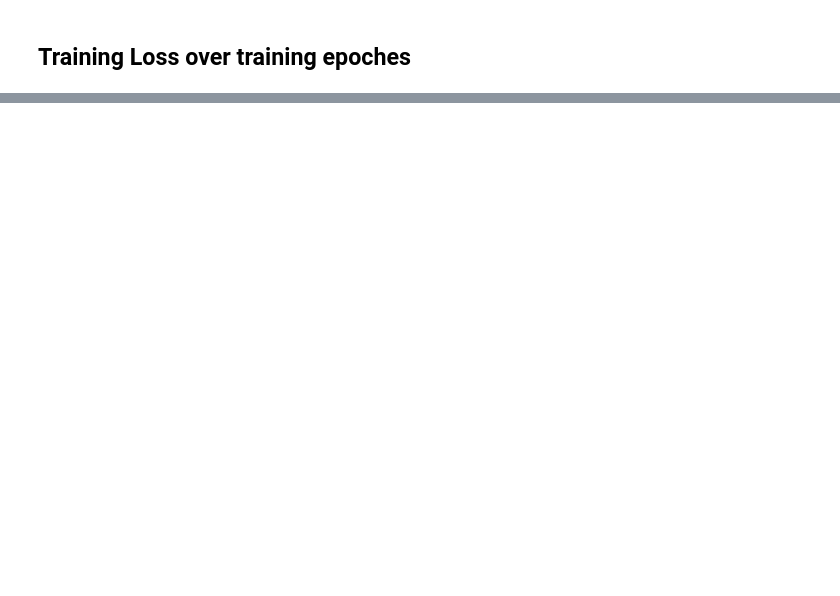
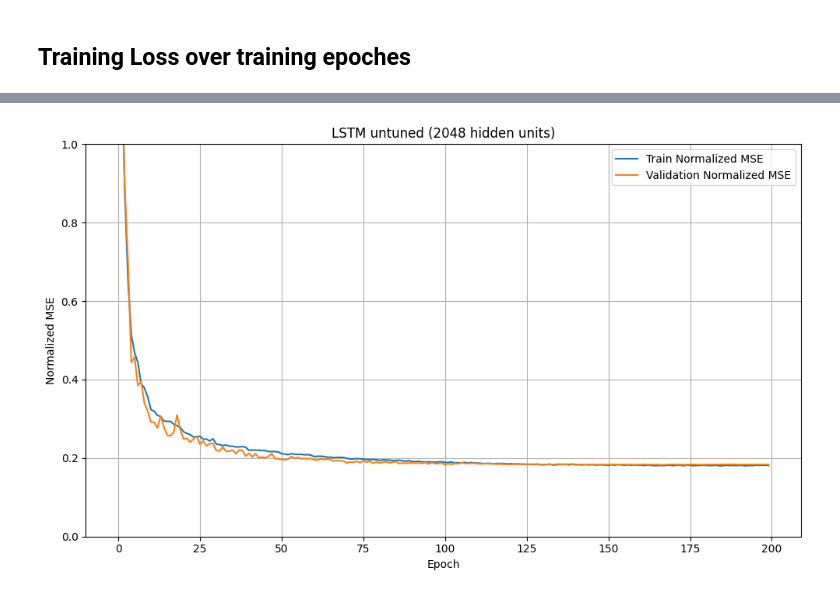
Before and after one commit to m1fisher/cse251b_project, a Jupyter notebook: milestone_part3_plots/part3_plots.ipynb, the cells around one changed output, grey strips where cells are left out. Saved outputs shown, nothing was run; the diff lists cells and outputs as text; code cells hidden in the pictures; blank space fills up the shorter version.

```diff
--- a/milestone_part3_plots/part3_plots.ipynb
+++ b/milestone_part3_plots/part3_plots.ipynb
@@ -40,0 +36,4 @@ test_data's shape (2100, 50, 50, 6)
+# %%
+plot_loss_over_time('/home/zhaoyang-new/School_Work/cse251b_project/model_outs/LSTM_2048_untuned/training_epoches.tsv', 'LSTM_untuned_loss_plot.png', 'LSTM untuned (2048 hidden units)')
+# %% [output]
+[figure, added]
```
Also changed, not shown: parts of 28 cells of this notebook, 1 other file.
